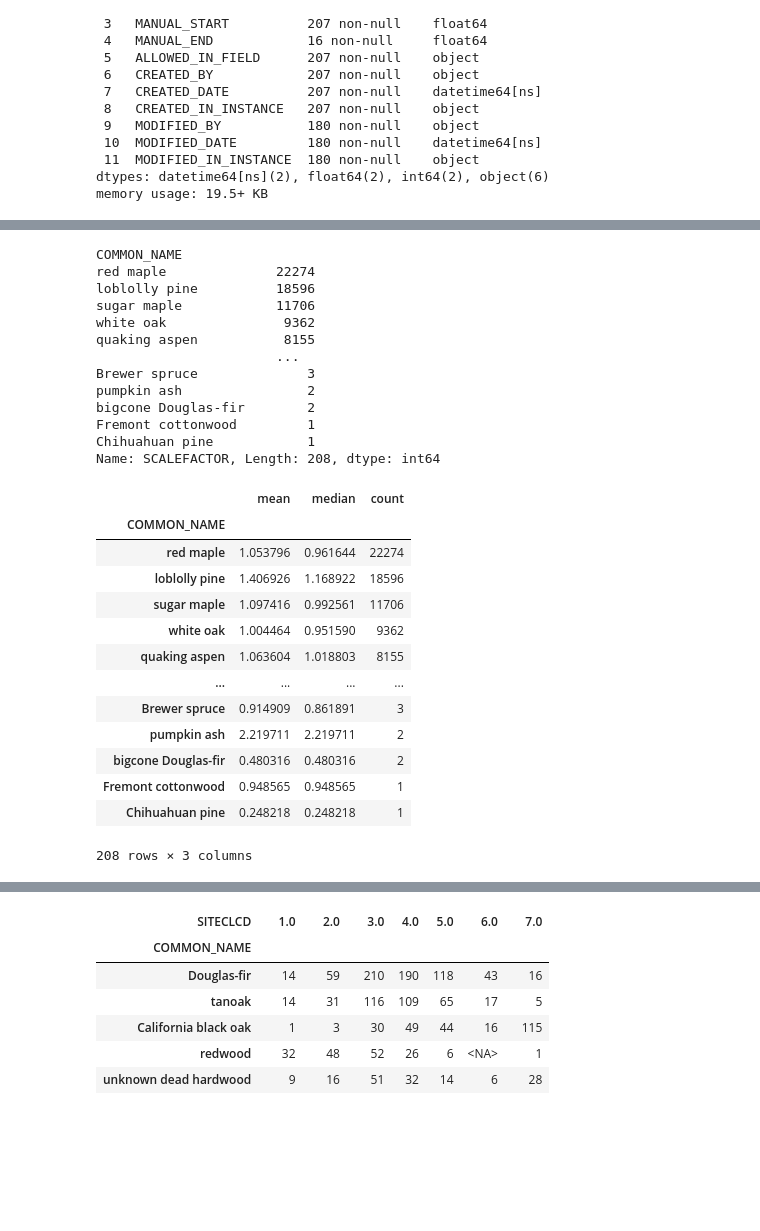
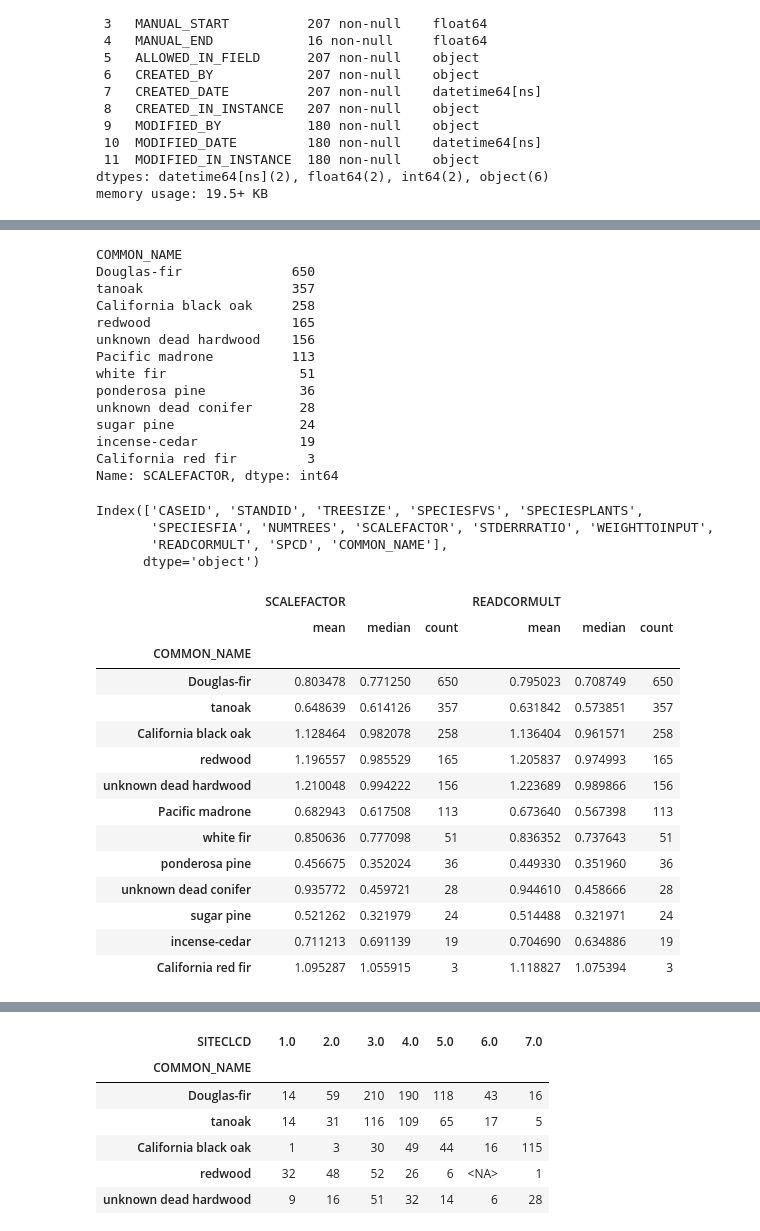
Before and after one commit to Ecotrust/calibrate_fvs, a Jupyter notebook: notebooks/03_Summarizing Multipliers for a Single FVS Variant.ipynb, the cells around one changed output, grey strips where cells are left out. Saved outputs shown, nothing was run; the diff lists cells and outputs as text; code cells hidden in the pictures; blank space fills up the shorter version.

```diff
--- a/notebooks/03_Summarizing Multipliers for a Single FVS Variant.ipynb
+++ b/notebooks/03_Summarizing Multipliers for a Single FVS Variant.ipynb
@@ -33,10 +39,10 @@ Data columns (total 12 columns):
 dtypes: float64(3), int64(2), object(7)
 memory usage: 35.6+ MB
 # %%
-# use_ids = cases.loc[cases.VARIANT == USE_VARIANT]["CASEID"].values
-# use_cns = cases.loc[cases.VARIANT == USE_VARIANT]["STAND_CN"].values
-use_ids = pd.unique(cases.CASEID)
-use_cns = pd.unique(cases.STAND_CN)
+use_ids = cases.loc[cases.VARIANT == USE_VARIANT]["CASEID"].values
+use_cns = cases.loc[cases.VARIANT == USE_VARIANT]["STAND_CN"].values
+# use_ids = pd.unique(cases.CASEID)
+# use_cns = pd.unique(cases.STAND_CN)
 # %%
 SQL = f"""
 SELECT s.STAND_ID as STANDID,
@@ -74,6 +80,6 @@ memory usage: 23.7+ MB
 # %%
-spp = pd.read_sql("REF_SPECIES", f"sqlite:///{os.path.abspath(FIA_DB)}")
-spp.info()
+ref_spp = pd.read_sql("REF_SPECIES", f"sqlite:///{os.path.abspath(FIA_DB)}")
+ref_spp.info()
 # %% [output]
 <class 'pandas.core.frame.DataFrame'>
 RangeIndex: 2677 entries, 0 to 2676
@@ -120,7 +126,7 @@ calib = pd.read_csv(CALIB)
 calib.columns = [col.upper() for col in calib.columns]
 calib = calib.loc[calib.CASEID.isin(use_ids)]
 calib = calib.merge(
-    spp[["SPCD", "COMMON_NAME"]], left_on="SPECIESFIA", right_on="SPCD", how="left"
+    ref_spp[["SPCD", "COMMON_NAME"]], left_on="SPECIESFIA", right_on="SPCD", how="left"
 )
 calib.info()
 # %% [output]
@@ -175,35 +181,44 @@ abund = (
 abund
 # %% [output]
 COMMON_NAME
-red maple              22274
-loblolly pine          18596
-sugar maple            11706
-white oak               9362
-quaking aspen           8155
-                       ...
-Brewer spruce              3
-pumpkin ash                2
-bigcone Douglas-fir        2
-Fremont cottonwood         1
-Chihuahuan pine            1
-Name: SCALEFACTOR, Length: 208, dtype: int64
+Douglas-fir              650
+tanoak                   357
+California black oak     258
+redwood                  165
+unknown dead hardwood    156
+Pacific madrone          113
+white fir                 51
+ponderosa pine            36
+unknown dead conifer      28
+sugar pine                24
+incense-cedar             19
+California red fir         3
+Name: SCALEFACTOR, dtype: int64
+# %%
+calib.columns
+# %% [output]
+Index(['CASEID', 'STANDID', 'TREESIZE', 'SPECIESFVS', 'SPECIESPLANTS',
+       'SPECIESFIA', 'NUMTREES', 'SCALEFACTOR', 'STDERRRATIO', 'WEIGHTTOINPUT',
+       'READCORMULT', 'SPCD', 'COMMON_NAME'],
+      dtype='object')
 # %%
-df.groupby(by=["TREESIZE", "COMMON_NAME"])["SCALEFACTOR"].agg(
+df.groupby(by=["TREESIZE", "COMMON_NAME"])[["SCALEFACTOR", "READCORMULT"]].agg(
     ["mean", "median", "count"]
 ).loc["LG"].loc[abund.index]
 # %% [output]
-|  | mean | median | count |
-| COMMON_NAME |  |  |  |
-| red maple | 1.053796 | 0.961644 | 22274 |
-| loblolly pine | 1.406926 | 1.168922 | 18596 |
-| sugar maple | 1.097416 | 0.992561 | 11706 |
-| white oak | 1.004464 | 0.951590 | 9362 |
-| quaking aspen | 1.063604 | 1.018803 | 8155 |
-| ... | ... | ... | ... |
-| Brewer spruce | 0.914909 | 0.861891 | 3 |
-| pumpkin ash | 2.219711 | 2.219711 | 2 |
-| bigcone Douglas-fir | 0.480316 | 0.480316 | 2 |
-| Fremont cottonwood | 0.948565 | 0.948565 | 1 |
-| Chihuahuan pine | 0.248218 | 0.248218 | 1 |
+|  | SCALEFACTOR |  |  | READCORMULT |  |  |
+|  | mean | median | count | mean | median | count |
+| COMMON_NAME |  |  |  |  |  |  |
+| Douglas-fir | 0.803478 | 0.771250 | 650 | 0.795023 | 0.708749 | 650 |
+| tanoak | 0.648639 | 0.614126 | 357 | 0.631842 | 0.573851 | 357 |
+| California black oak | 1.128464 | 0.982078 | 258 | 1.136404 | 0.961571 | 258 |
+| redwood | 1.196557 | 0.985529 | 165 | 1.205837 | 0.974993 | 165 |
+| unknown dead hardwood | 1.210048 | 0.994222 | 156 | 1.223689 | 0.989866 | 156 |
+| Pacific madrone | 0.682943 | 0.617508 | 113 | 0.673640 | 0.567398 | 113 |
+| white fir | 0.850636 | 0.777098 | 51 | 0.836352 | 0.737643 | 51 |
+| ponderosa pine | 0.456675 | 0.352024 | 36 | 0.449330 | 0.351960 | 36 |
+| unknown dead conifer | 0.935772 | 0.459721 | 28 | 0.944610 | 0.458666 | 28 |
+| sugar pine | 0.521262 | 0.321979 | 24 | 0.514488 | 0.321971 | 24 |
+| incense-cedar | 0.711213 | 0.691139 | 19 | 0.704690 | 0.634886 | 19 |
+| California red fir | 1.095287 | 1.055915 | 3 | 1.118827 | 1.075394 | 3 |
-208 rows × 3 columns
 # %%
```
Also changed, not shown: parts of 13 cells of this notebook, 3 other files.
